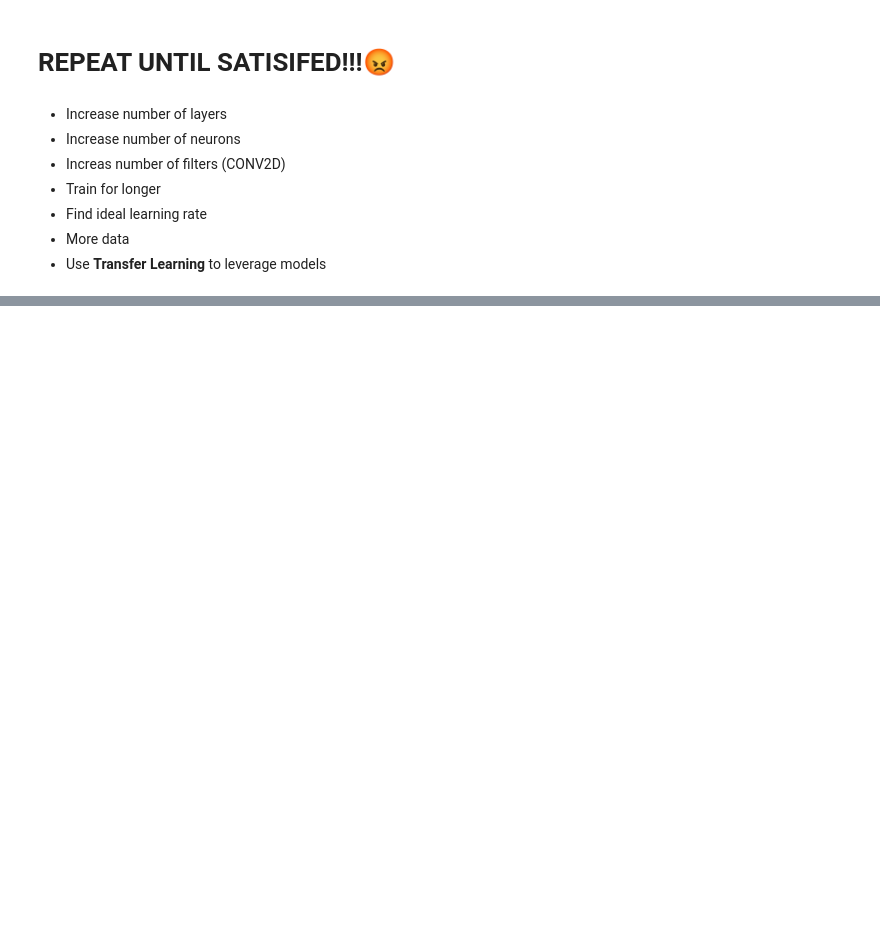
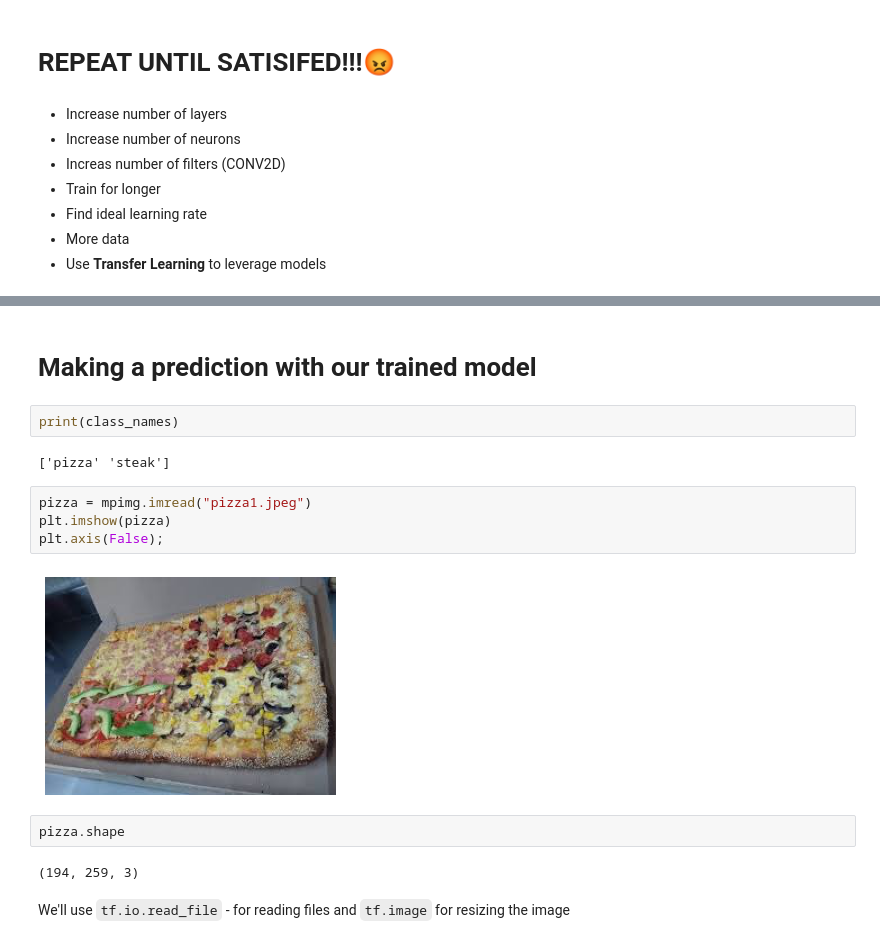
Before and after one commit to milioe/Moravec, a Jupyter notebook: 3_ComputerVision1.ipynb, the cells around one changed output, grey strips where cells are left out. Drawn from its saved outputs; the diff is of its cells as text; blank space fills up the shorter version.

```diff
--- a/3_ComputerVision1.ipynb
+++ b/3_ComputerVision1.ipynb
@@ -958,0 +959,18 @@ plot_loss_curves(history_8)
+# %% [markdown]
+# Making a prediction with our trained model
+# %%
+print(class_names)
+# %% [output]
+['pizza' 'steak']
+# %%
+pizza = mpimg.imread("pizza1.jpeg")
+plt.imshow(pizza)
+plt.axis(False);
+# %% [output]
+[figure, added]
+# %%
+pizza.shape
+# %% [output]
+(194, 259, 3)
+# %% [markdown]
+We'll use `tf.io.read_file` - for reading files and `tf.image` for resizing the image
```
Also changed, not shown: parts of 45 cells of this notebook.
